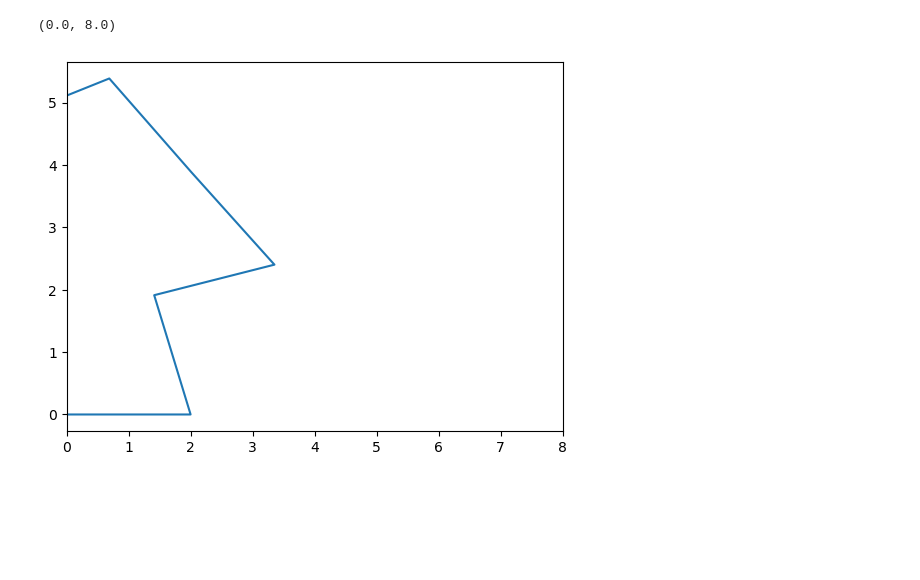
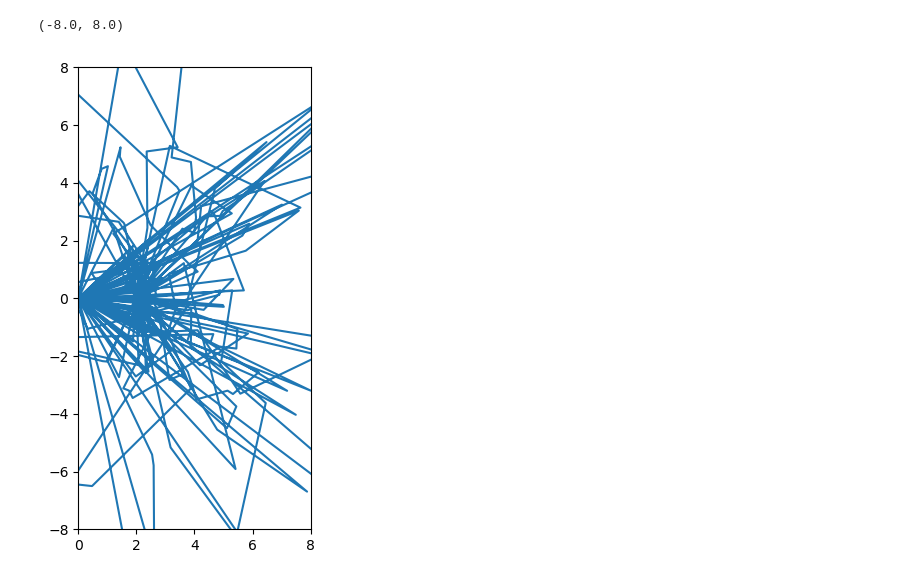
Before and after one commit to cani088/MandS, a Jupyter notebook: Untitled.ipynb, the cells around one changed output. Drawn from its saved outputs; the diff is of its cells as text; code cells hidden in the pictures; blank space fills up the shorter version.

```diff
--- a/Untitled.ipynb
+++ b/Untitled.ipynb
@@ -2,10 +2,12 @@
 import pandas as pd
 import matplotlib.pyplot as plt
 # %%
-df = pd.read_csv('WayHome_logs_C.csv', delimiter=',')
-df = df[df['id'] == 59]
+df = pd.read_csv('WayHome_logs_D.csv', delimiter=',')
+df = df[df['id'] == 45]
+plt.figure(figsize=(3, 6))
 plt.plot(df['position_x'], df['position_y'])
 plt.xlim(0, 8)
+plt.ylim(-8, 8)
 # %% [output]
-(0.0, 8.0)
+(-8.0, 8.0)
-[figure, old version]
+[figure, new version]
```
Also changed, not shown: parts of 1 cell of this notebook, 9 other files.
